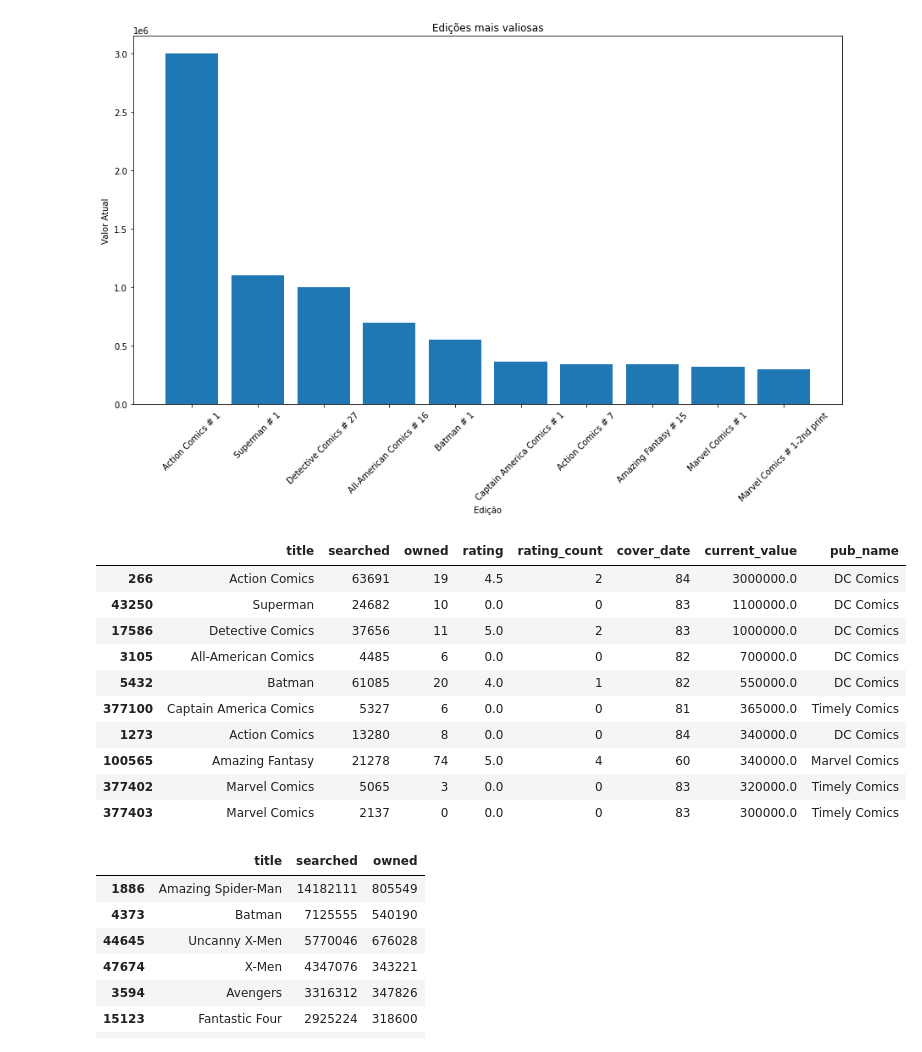
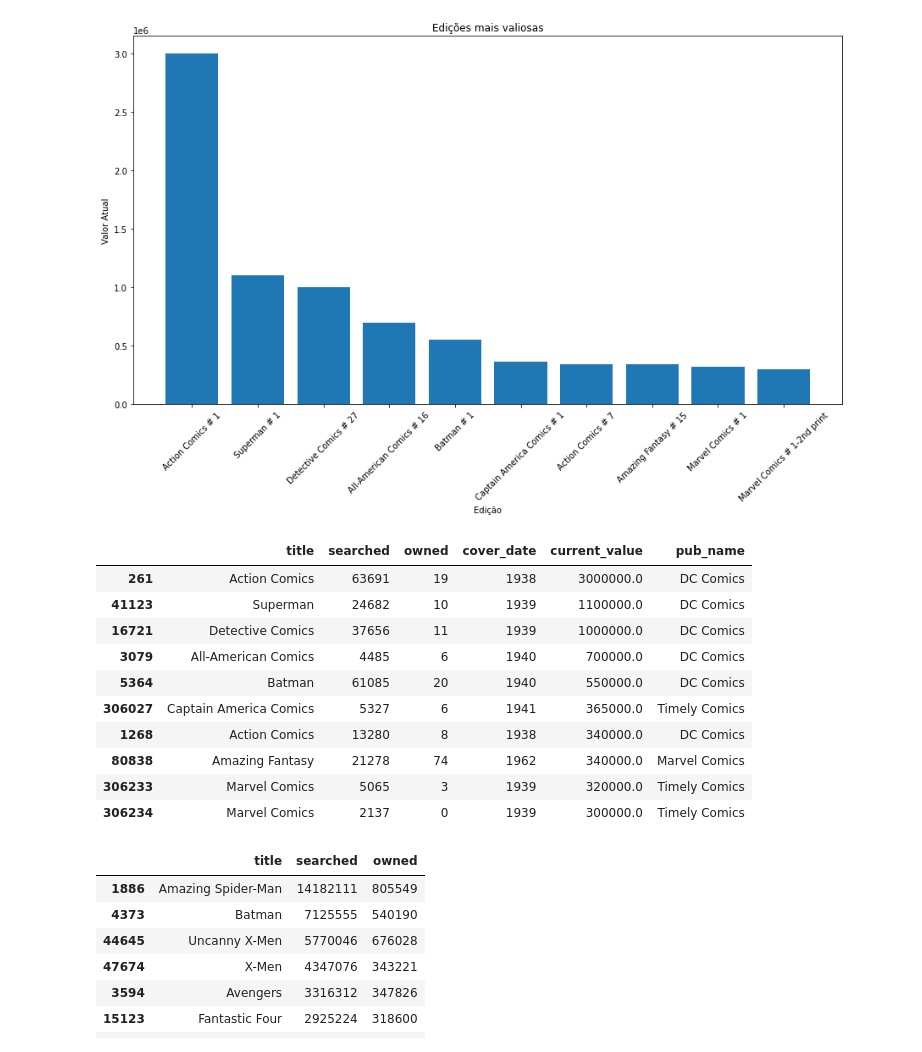
Before and after one commit to deboraxhx/JornadaDataScience, a Jupyter notebook: simple_analise_de_dados_COMICS_DATASET.ipynb, the cells around one changed output. Saved outputs shown, nothing was run; the diff lists cells and outputs as text; code cells hidden in the pictures.

Commit message:
Analise de dados no dataset, Comics, retirado do Kaggle.

```diff
--- a/simple_analise_de_dados_COMICS_DATASET.ipynb
+++ b/simple_analise_de_dados_COMICS_DATASET.ipynb
@@ -473,7 +497,8 @@ Name: owned, dtype: int64
 # %% [markdown]
 # COMPARATIVO  (em progresso e alterações)
 # %%
-comparativo = dados[['title','issue','searched','owned','current_value','pub_name']]
+comparativo = dados[['title','issue','searched','owned','cover_date','current_value','pub_name',]]
+comparativo['title_issue'] = comparativo['title'] + ' ' + comparativo['issue']
 #comparativo['searched_x_owned'] = comparativo[]
 comparativo.sort_values(by='owned', ascending=False)[:10]
 # %% [output]
@@ -558,18 +583,18 @@ plt.title('Edições mais valiosas');
 # %% [output]
 [figure]
 # %%
-dados[['title', 'searched','owned', 'rating','rating_count','cover_date', 'current_value','pub_name']].sort_values(by='current_value', ascending = False).iloc[:10]
+comparativo[['title', 'searched','owned','cover_date', 'current_value','pub_name']].sort_values(by='current_value', ascending = False).iloc[:10]
 # %% [output]
-|  | title | searched | owned | rating | rating_count | cover_date | current_value | pub_name |
-| 266 | Action Comics | 63691 | 19 | 4.5 | 2 | 84 | 3000000.0 | DC Comics |
-| 43250 | Superman | 24682 | 10 | 0.0 | 0 | 83 | 1100000.0 | DC Comics |
-| 17586 | Detective Comics | 37656 | 11 | 5.0 | 2 | 83 | 1000000.0 | DC Comics |
-| 3105 | All-American Comics | 4485 | 6 | 0.0 | 0 | 82 | 700000.0 | DC Comics |
-| 5432 | Batman | 61085 | 20 | 4.0 | 1 | 82 | 550000.0 | DC Comics |
-| 377100 | Captain America Comics | 5327 | 6 | 0.0 | 0 | 81 | 365000.0 | Timely Comics |
-| 1273 | Action Comics | 13280 | 8 | 0.0 | 0 | 84 | 340000.0 | DC Comics |
-| 100565 | Amazing Fantasy | 21278 | 74 | 5.0 | 4 | 60 | 340000.0 | Marvel Comics |
-| 377402 | Marvel Comics | 5065 | 3 | 0.0 | 0 | 83 | 320000.0 | Timely Comics |
-| 377403 | Marvel Comics | 2137 | 0 | 0.0 | 0 | 83 | 300000.0 | Timely Comics |
+|  | title | searched | owned | cover_date | current_value | pub_name |
+| 261 | Action Comics | 63691 | 19 | 1938 | 3000000.0 | DC Comics |
+| 41123 | Superman | 24682 | 10 | 1939 | 1100000.0 | DC Comics |
+| 16721 | Detective Comics | 37656 | 11 | 1939 | 1000000.0 | DC Comics |
+| 3079 | All-American Comics | 4485 | 6 | 1940 | 700000.0 | DC Comics |
+| 5364 | Batman | 61085 | 20 | 1940 | 550000.0 | DC Comics |
+| 306027 | Captain America Comics | 5327 | 6 | 1941 | 365000.0 | Timely Comics |
+| 1268 | Action Comics | 13280 | 8 | 1938 | 340000.0 | DC Comics |
+| 80838 | Amazing Fantasy | 21278 | 74 | 1962 | 340000.0 | Marvel Comics |
+| 306233 | Marvel Comics | 5065 | 3 | 1939 | 320000.0 | Timely Comics |
+| 306234 | Marvel Comics | 2137 | 0 | 1939 | 300000.0 | Timely Comics |
 # %%
 dados_finalizar = dados[['cover_date', 'current_value', 'searched', 'owned', 'issues_total','pub_issues_total']]
```
Also changed, not shown: parts of 48 cells of this notebook.
